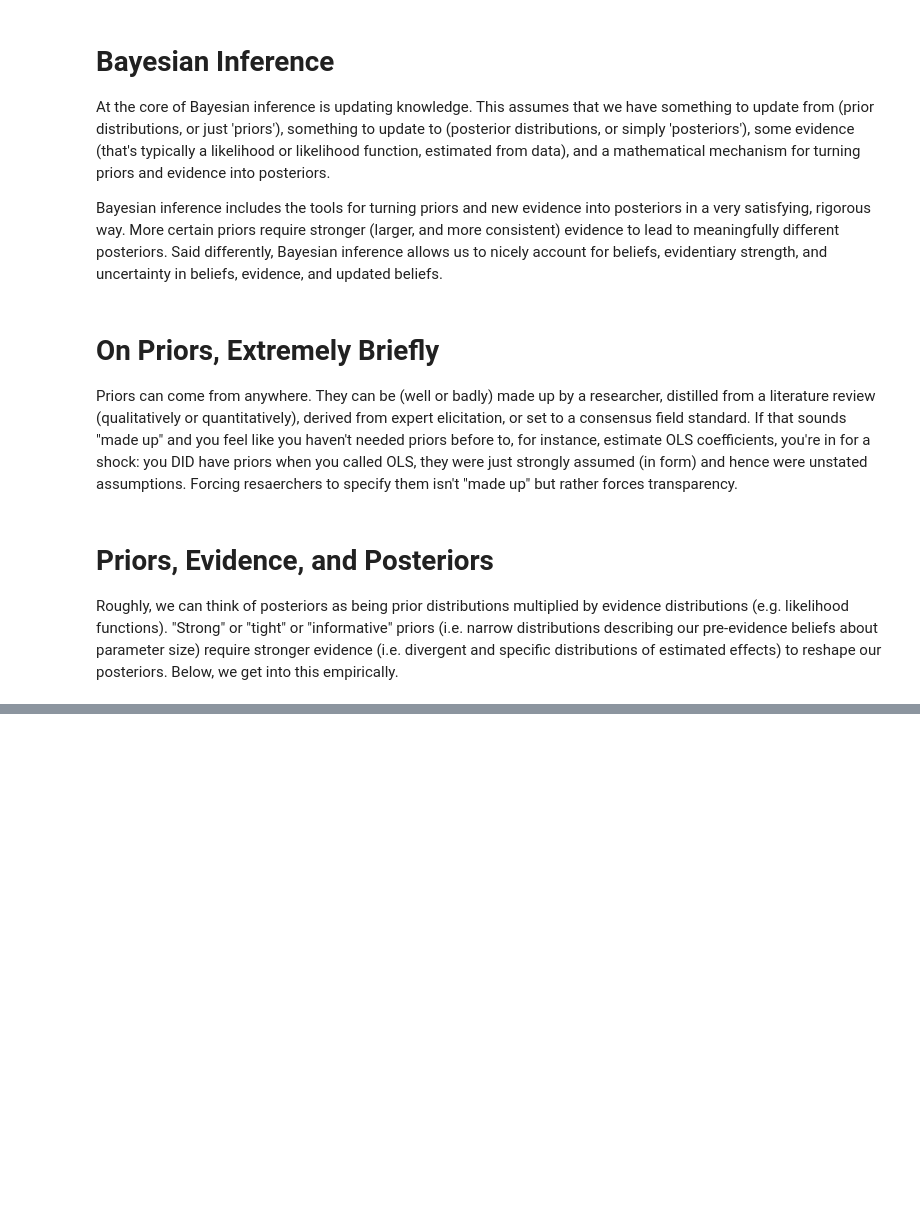
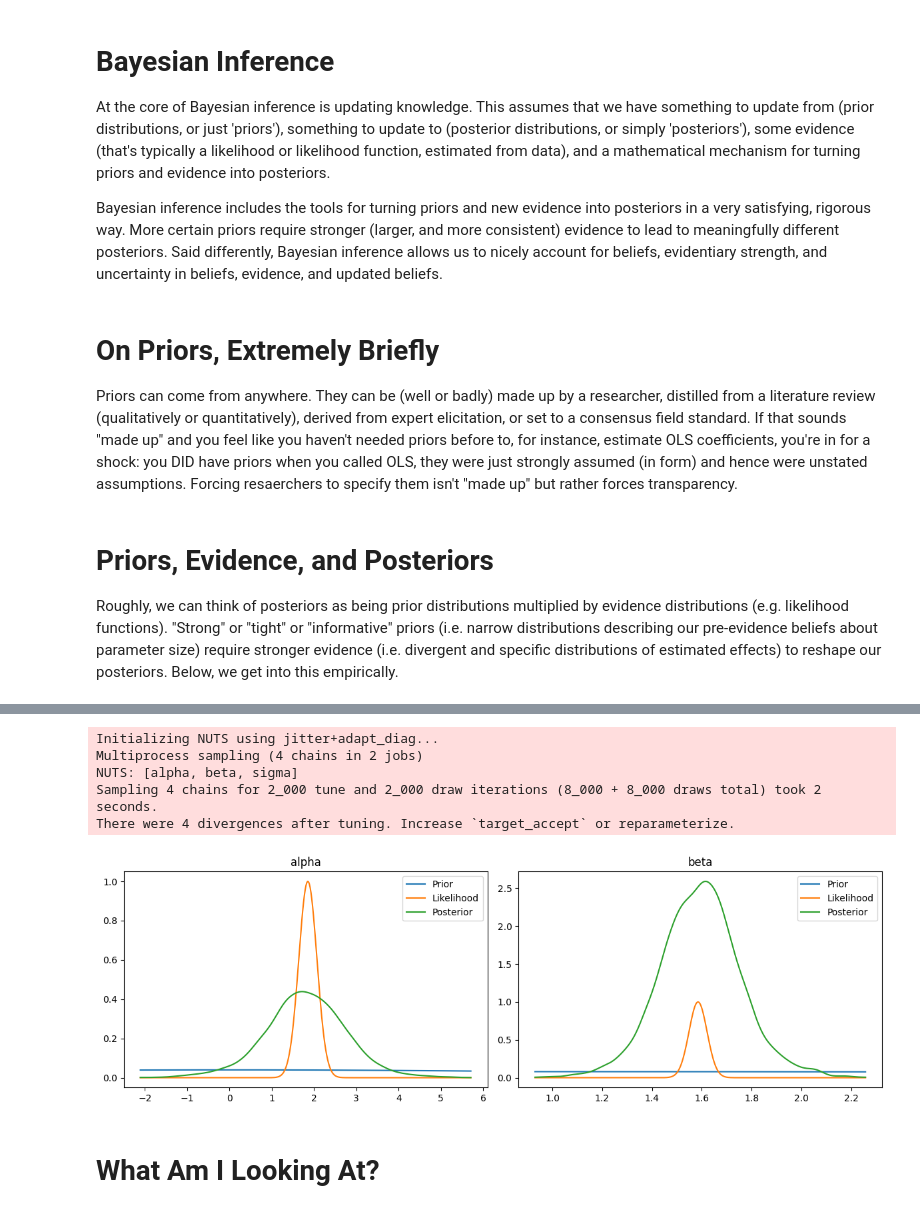
Before and after one commit to nhdanneman/applied_bayes, a Jupyter notebook: notebooks/2_Priors.ipynb, the cells around one changed output, grey strips where cells are left out. Saved outputs shown, nothing was run; the diff lists cells and outputs as text; code cells hidden in the pictures; blank space fills up the shorter version.

Commit message:
initial of latentTS notebook

```diff
--- a/notebooks/2_Priors.ipynb
+++ b/notebooks/2_Priors.ipynb
@@ -30,0 +128,79 @@ Suppose we want to estimate an Ordinarly Least Squares (OLS, or "linear model")
+# %%
+# Vague priors, strong evidence, evidence consistent with priors
+import numpy as np # for random numbers
+import pymc as pm # for bayesian MCMC
+import arviz as az # for
+
+rng = np.random.default_rng(99)
+
+# Let's imagine a true data-generating process (DGP) with strong evidence
+#    (plenty of consistent evidence, low noise)
+# Let's shape vague priors, and see what happens
+
+true_alpha = 2.0 # real (simulated) intercept is 2
+true_beta = 1.5  # real (simulated) slope is 1.5
+true_sigma = 1.0 # variance of y conditioned on x has standard deviation of 1.0
+
+# Make up data...as if we observed it from a study.
+# 10 samples
+n = 10
+# x from a broad swath of space, and drawn uniformly
+x = rng.uniform(0, 10, size=n)
+# simulated DGP: y is a linear function of b*x, plus alpha, plus noise
+y = true_alpha + true_beta * x + rng.normal(0, true_sigma, size=n)
+
+# vague priors that point nowhere, but at least not in the wrong direction
+# "direction" in that mu=0, which is not far from the truth
+# vague in that the SD is 10, which says "we have no clue where this parameter really lives"
+alpha_prior_mu = 0.0
+alpha_prior_sigma = 10.0
+
+# similarly vague and directionally right priors for beta
+beta_prior_mu = 1.0
+beta_prior_sigma = 5.0
+
+with pm.Model() as vague_prior_strong_evidence_model:
+    # prior on alpha
+    alpha = pm.Normal("alpha", mu=alpha_prior_mu, sigma=alpha_prior_sigma)
+    # prior on beta
+    beta = pm.Normal("beta", mu=beta_prior_mu, sigma=beta_prior_sigma)
+    # prior on sigma
+    sigma = pm.HalfNormal("sigma", sigma=5.0)
+
+    # this is the likelihood model
+    # it is how your data (x) enters
+    # i.e. this is where we setup our linear regression
+    mu = alpha + beta * x
+
+    # We think our y data is drawn Noramlly, with mean mu (defined above), and variance sigma
+    obs = pm.Normal("obs", mu=mu, sigma=sigma, observed=y)
+
+    # same sampling stack as in 1_Introduction notebook
+    trace_vague_strong_consistent = pm.sample(
+        draws=2000,
+        tune=2000,
+        chains=4,
+        target_accept=0.9,
+        random_seed=123,
+        progressbar=False
+    )
+
+# plot the outcomes
+plot_prior_likelihood_posterior_linear(
+    trace_vague_strong_consistent,
+    x,
+    y,
+    alpha_prior_mu,
+    alpha_prior_sigma,
+    beta_prior_mu,
+    beta_prior_sigma
+)
+# %% [output]
+Initializing NUTS using jitter+adapt_diag...
+Multiprocess sampling (4 chains in 2 jobs)
+NUTS: [alpha, beta, sigma]
+Sampling 4 chains for 2_000 tune and 2_000 draw iterations (8_000 + 8_000 draws total) took 2 seconds.
+There were 4 divergences after tuning. Increase `target_accept` or reparameterize.
+[figure, added]
+# %% [markdown]
+# What Am I Looking At?
```
Also changed, not shown: parts of 2 cells of this notebook, 2 other files.
